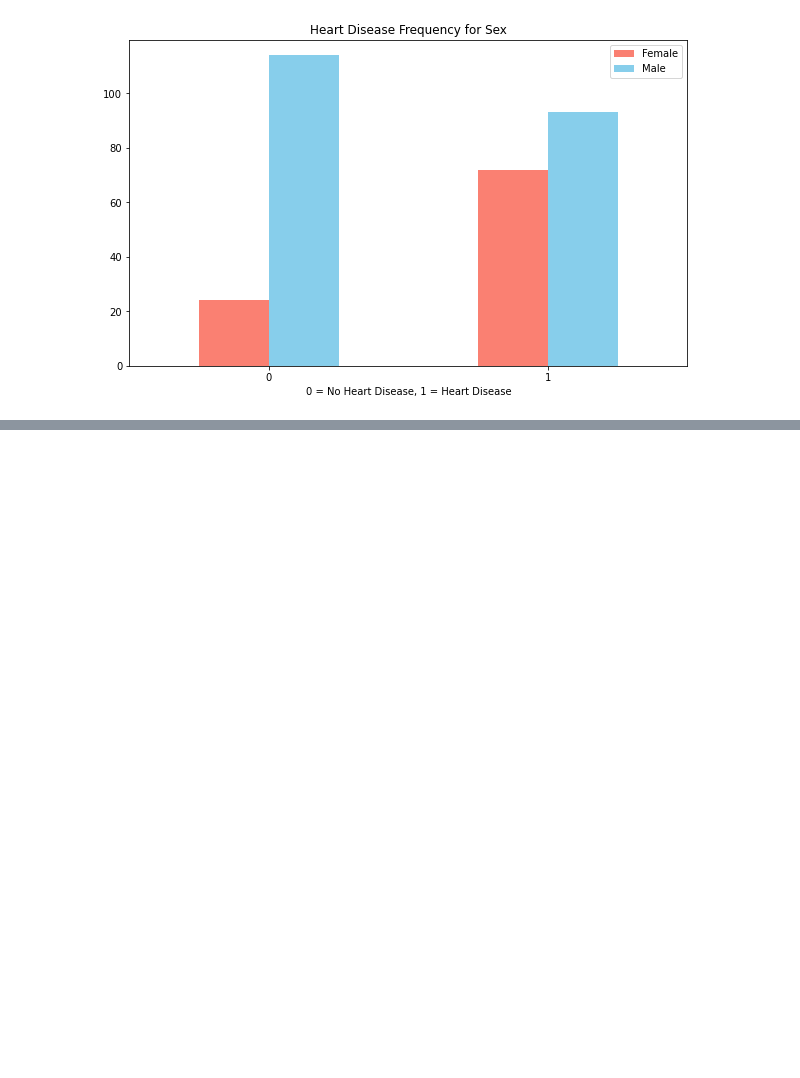
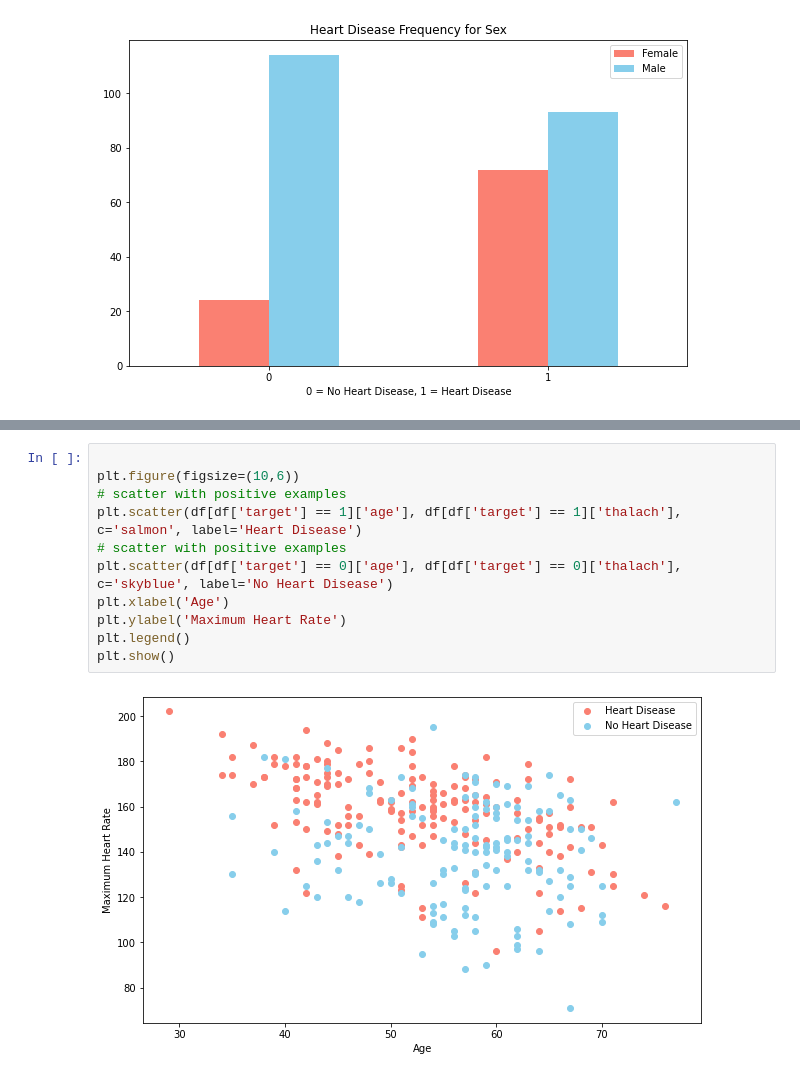
Before and after one commit to mayursrt/heart-disease-classification, a Jupyter notebook: heart-disease-classification.ipynb, the cells around one changed output, grey strips where cells are left out. Saved outputs shown, nothing was run; the diff lists cells and outputs as text; blank space fills up the shorter version.

```diff
--- a/heart-disease-classification.ipynb
+++ b/heart-disease-classification.ipynb
@@ -195,0 +233,13 @@ plt.show()
+# %%
+
+plt.figure(figsize=(10,6))
+# scatter with positive examples
+plt.scatter(df[df['target'] == 1]['age'], df[df['target'] == 1]['thalach'], c='salmon', label='Heart Disease')
+# scatter with positive examples
+plt.scatter(df[df['target'] == 0]['age'], df[df['target'] == 0]['thalach'], c='skyblue', label='No Heart Disease')
+plt.xlabel('Age')
+plt.ylabel('Maximum Heart Rate')
+plt.legend()
+plt.show()
+# %% [output]
+[figure, added]
```
Also changed, not shown: parts of 4 cells of this notebook.
